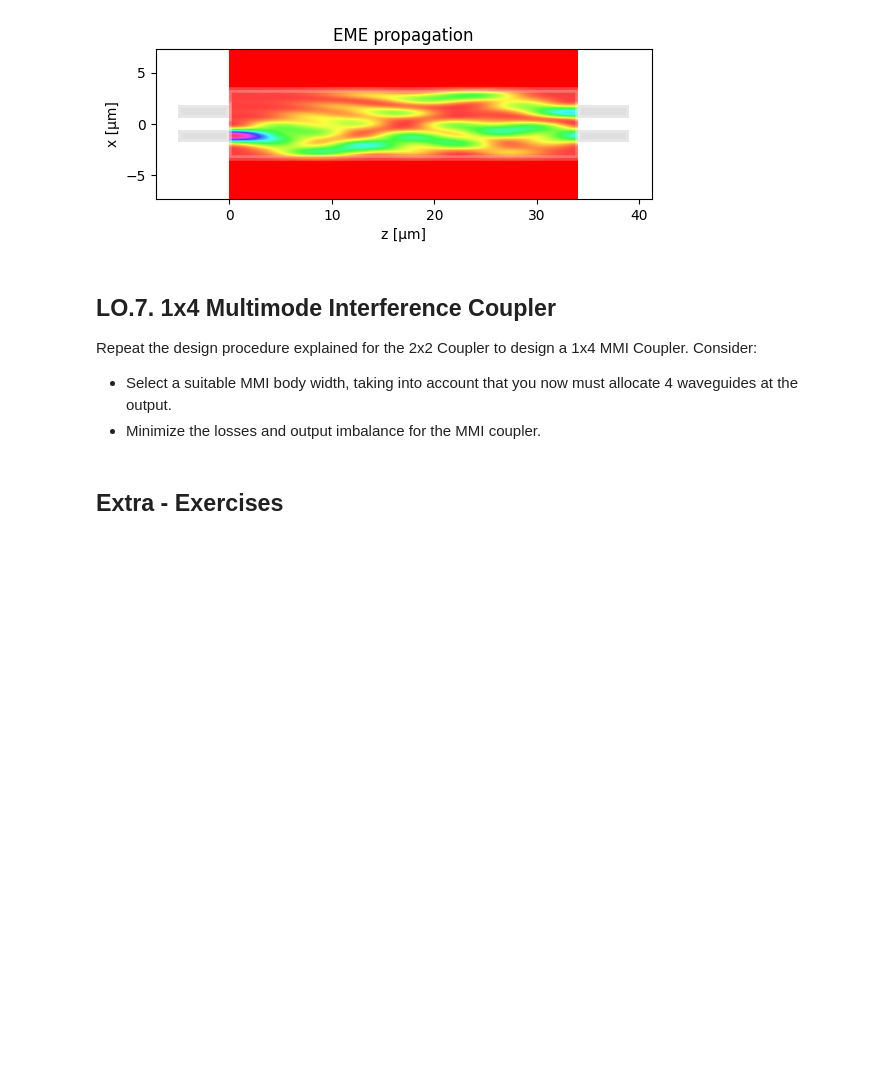
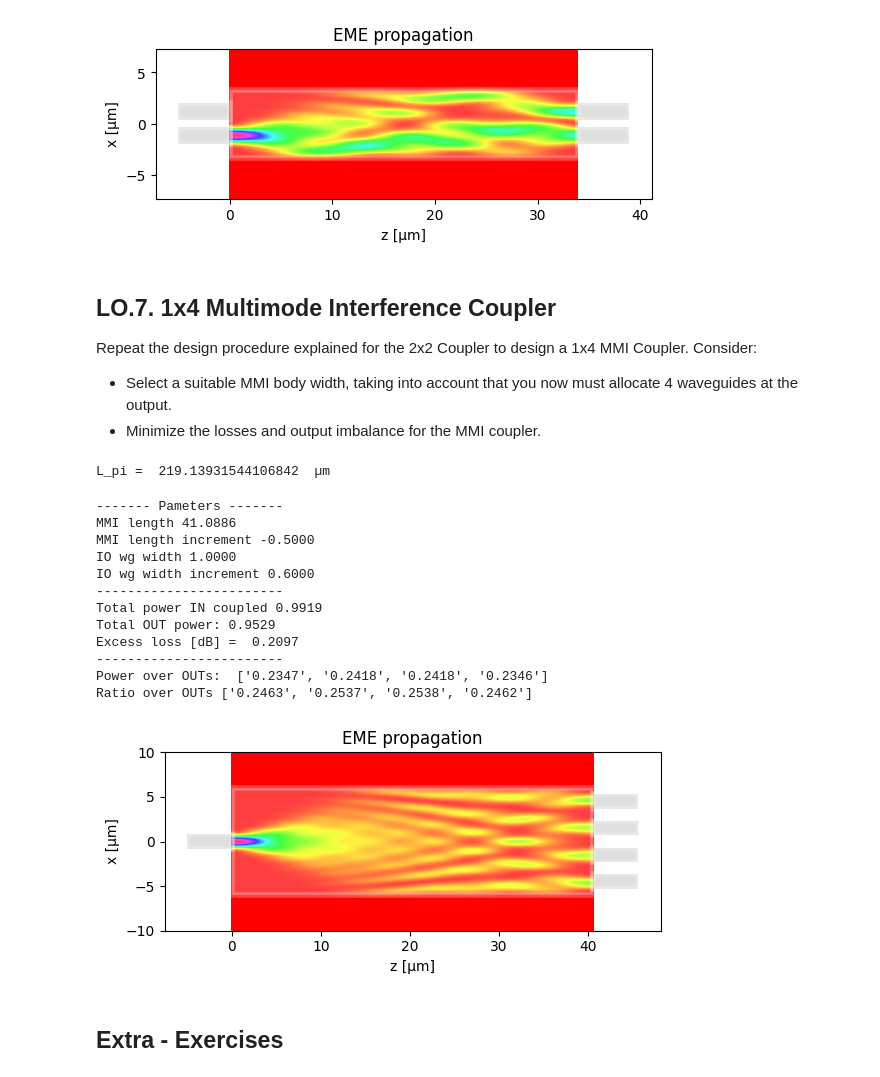
Before and after one commit to Japeacru/cifoin-lab2, a Jupyter notebook: COUPLERS_Student.ipynb, the cells around one changed output. Cells and saved outputs as stored; diff of their text form; code cells hidden in the pictures; blank space fills up the shorter version.

```diff
--- a/COUPLERS_Student.ipynb
+++ b/COUPLERS_Student.ipynb
@@ -1022,6 +988,50 @@ Ratio over OUTs ['0.5055', '0.4945']
 Repeat the design procedure explained for the 2x2 Coupler to design a 1x4 MMI Coupler. Consider:
 - Select a suitable MMI body width, taking into account that you now must allocate 4 waveguides at the output.
 - Minimize the losses and output imbalance for the MMI coupler.
+# %%
+# LO.7 - 1x4 Multimode Interference Coupler
+
+mmi_Width = 12.0
+
+m = MMI_EME()
+m.MMI_width = mmi_Width
+m.MMI_num_modes = 30
+m.wg_width_dw = 0.6
+
+m.find_all_modes()
+
+L_pi = m.get_L_pi()
+print("L_pi = ", L_pi, " µm")
+# %% [output]
+L_pi =  219.13931544106842  µm
+# %%
+# Configure 1x4 MMI
+
+m.n_IN = 1
+m.n_OUT = 4
+
+m.IN_WVG_positions = np.array([0.0])
+
+m.OUT_WVG_positions = mmi_Width * np.array([-3/8, -1/8, 1/8, 3/8])
+
+m.L_MMI = (3/4) * L_pi / m.n_OUT
+m.dL_MMI = -0.5
+
+m.propagation()
+# %% [output]
+------- Pameters -------
+MMI length 41.0886
+MMI length increment -0.5000
+IO wg width 1.0000
+IO wg width increment 0.6000
+------------------------
+Total power IN coupled 0.9919
+Total OUT power: 0.9529
+Excess loss [dB] =  0.2097
+------------------------
+Power over OUTs:  ['0.2347', '0.2418', '0.2418', '0.2346']
+Ratio over OUTs ['0.2463', '0.2537', '0.2538', '0.2462']
+[figure, added]
 # %% [markdown]
 ## Extra - Exercises
 # %% [markdown]
```
Also changed, not shown: parts of 8 cells of this notebook, 1 other file.
